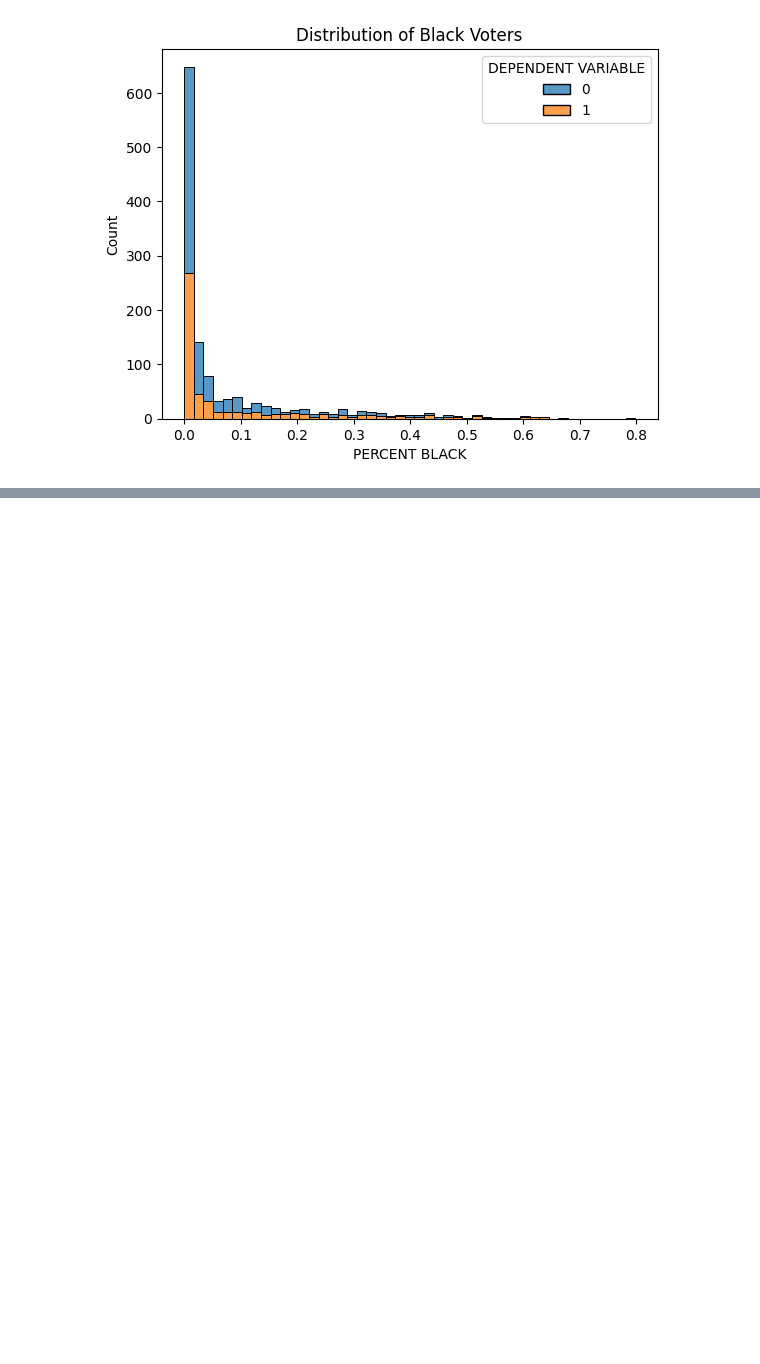
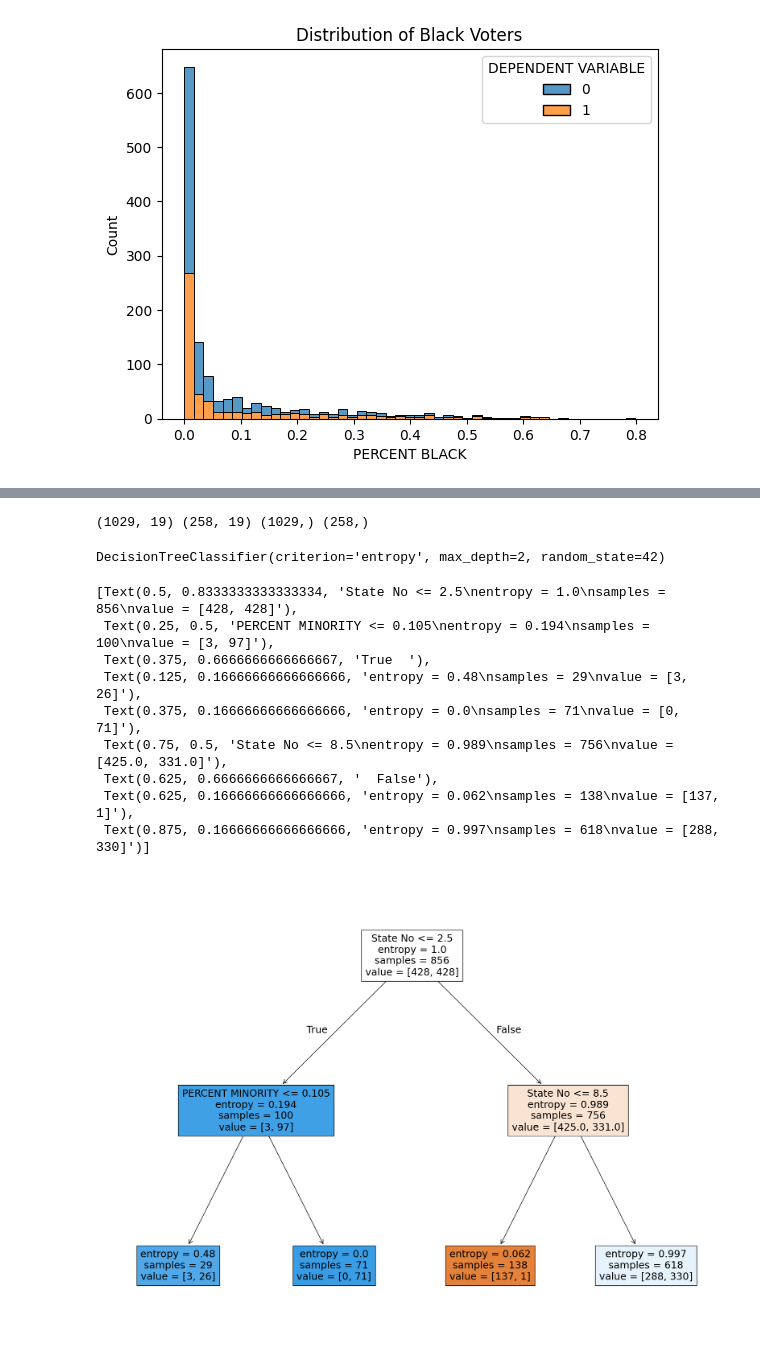
Before and after one commit to dallascaley/Business-Intelligence, a Jupyter notebook: Colab Notebooks/IS470_Assignment02.ipynb, the cells around one changed output, grey strips where cells are left out. Cells and saved outputs as stored; diff of their text form; code cells hidden in the pictures; blank space fills up the shorter version.

```diff
--- a/Colab Notebooks/IS470_Assignment02.ipynb
+++ b/Colab Notebooks/IS470_Assignment02.ipynb
@@ -388,0 +415,4 @@ plt.show()
+# %%
+# Examine the proportion of the target variable for the data set
+target = eval_set['DEPENDENT VARIABLE']
+target.value_counts(normalize=True)
@@ -388,0 +425,49 @@ plt.show()
+# %%
+# Partition the data
+predictors = eval_set.drop('DEPENDENT VARIABLE', axis=1)
+p_train, p_test, t_train, t_test = sk.model_selection.train_test_split(predictors, target, test_size=0.2, random_state=42)
+print(p_train.shape, p_test.shape, t_train.shape, t_test.shape)
+# %% [output]
+(1029, 19) (258, 19) (1029,) (258,)
+# %%
+from os import uname
+# Balance the train data
+combined_train_df = pd.concat([p_train, t_train], axis=1)
+
+# Separate majority and minority classes
+majority_df = combined_train_df[combined_train_df['DEPENDENT VARIABLE'] == 0]
+minority_df = combined_train_df[combined_train_df['DEPENDENT VARIABLE'] == 1]
+
+# Undersample the majority class randomly
+undersampled_majority = majority_df.sample(n=len(minority_df), random_state=42)
+
+# Combine the undersampled majority class and the minority class
+undersampled_data = pd.concat([undersampled_majority, minority_df])
+
+# Shuffle the data
+balanced_data = undersampled_data.sample(frac=1, random_state=42)
+
+# Split the balanced data into predictors_train and target_train
+predictors_train = balanced_data.drop(columns=['DEPENDENT VARIABLE'])
+target_train = balanced_data['DEPENDENT VARIABLE']
+# %%
+# Build a decision tree model
+model = sk.tree.DecisionTreeClassifier(criterion="entropy", random_state=42, max_depth=2)
+model.fit(predictors_train, target_train)
+# %% [output]
+DecisionTreeClassifier(criterion='entropy', max_depth=2, random_state=42)
+# %%
+# Plot the tree
+fig = plt.figure(figsize=(20,15))
+sk.tree.plot_tree(model, feature_names=list(predictors_train.columns), filled=True)
+# %% [output]
+[Text(0.5, 0.8333333333333334, 'State No <= 2.5\nentropy = 1.0\nsamples = 856\nvalue = [428, 428]'),
+ Text(0.25, 0.5, 'PERCENT MINORITY <= 0.105\nentropy = 0.194\nsamples = 100\nvalue = [3, 97]'),
+ Text(0.375, 0.6666666666666667, 'True  '),
+ Text(0.125, 0.16666666666666666, 'entropy = 0.48\nsamples = 29\nvalue = [3, 26]'),
+ Text(0.375, 0.16666666666666666, 'entropy = 0.0\nsamples = 71\nvalue = [0, 71]'),
+ Text(0.75, 0.5, 'State No <= 8.5\nentropy = 0.989\nsamples = 756\nvalue = [425.0, 331.0]'),
+ Text(0.625, 0.6666666666666667, '  False'),
+ Text(0.625, 0.16666666666666666, 'entropy = 0.062\nsamples = 138\nvalue = [137, 1]'),
+ Text(0.875, 0.16666666666666666, 'entropy = 0.997\nsamples = 618\nvalue = [288, 330]')]
+[figure, added]
```
Also changed, not shown: parts of 14 cells of this notebook.
